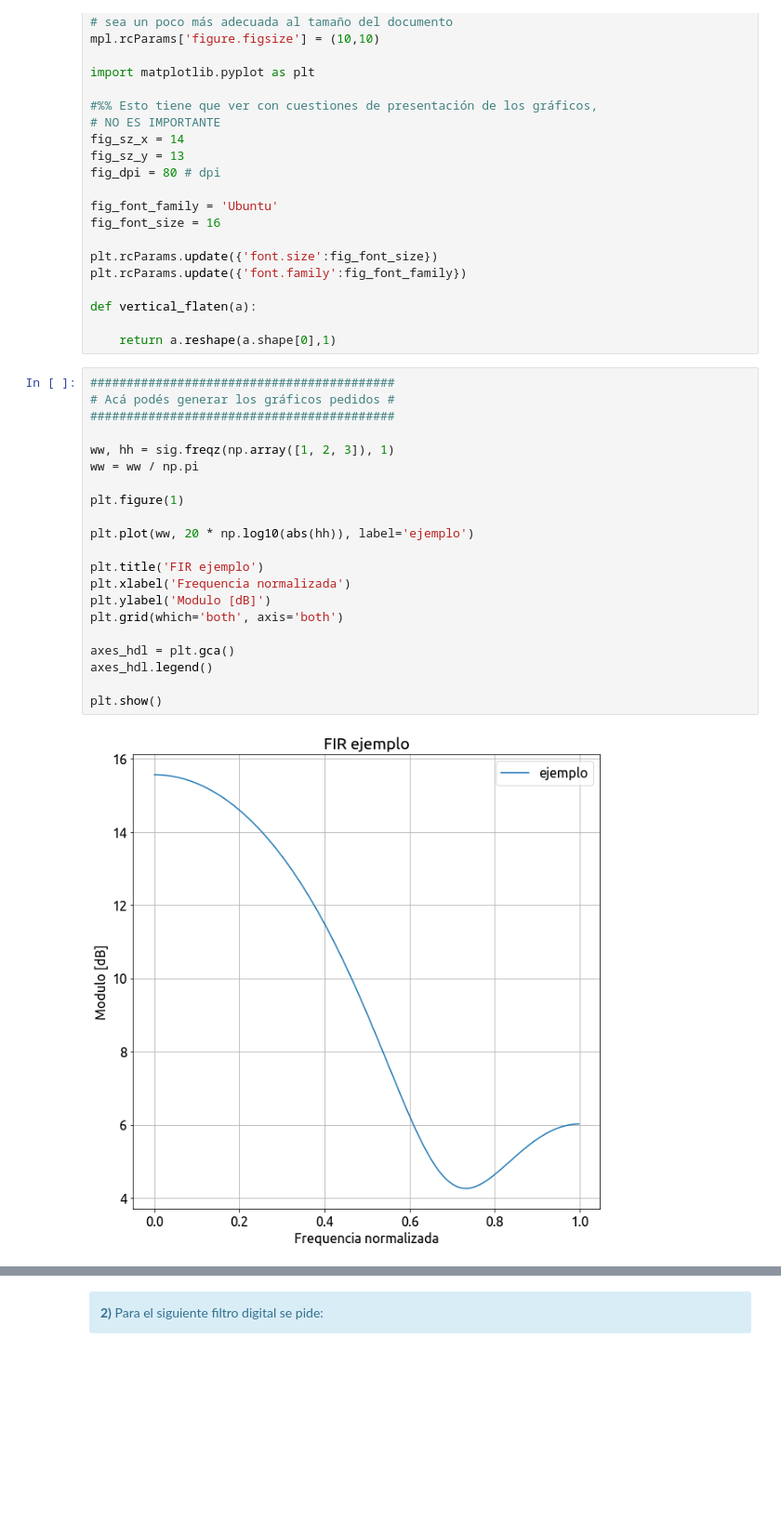
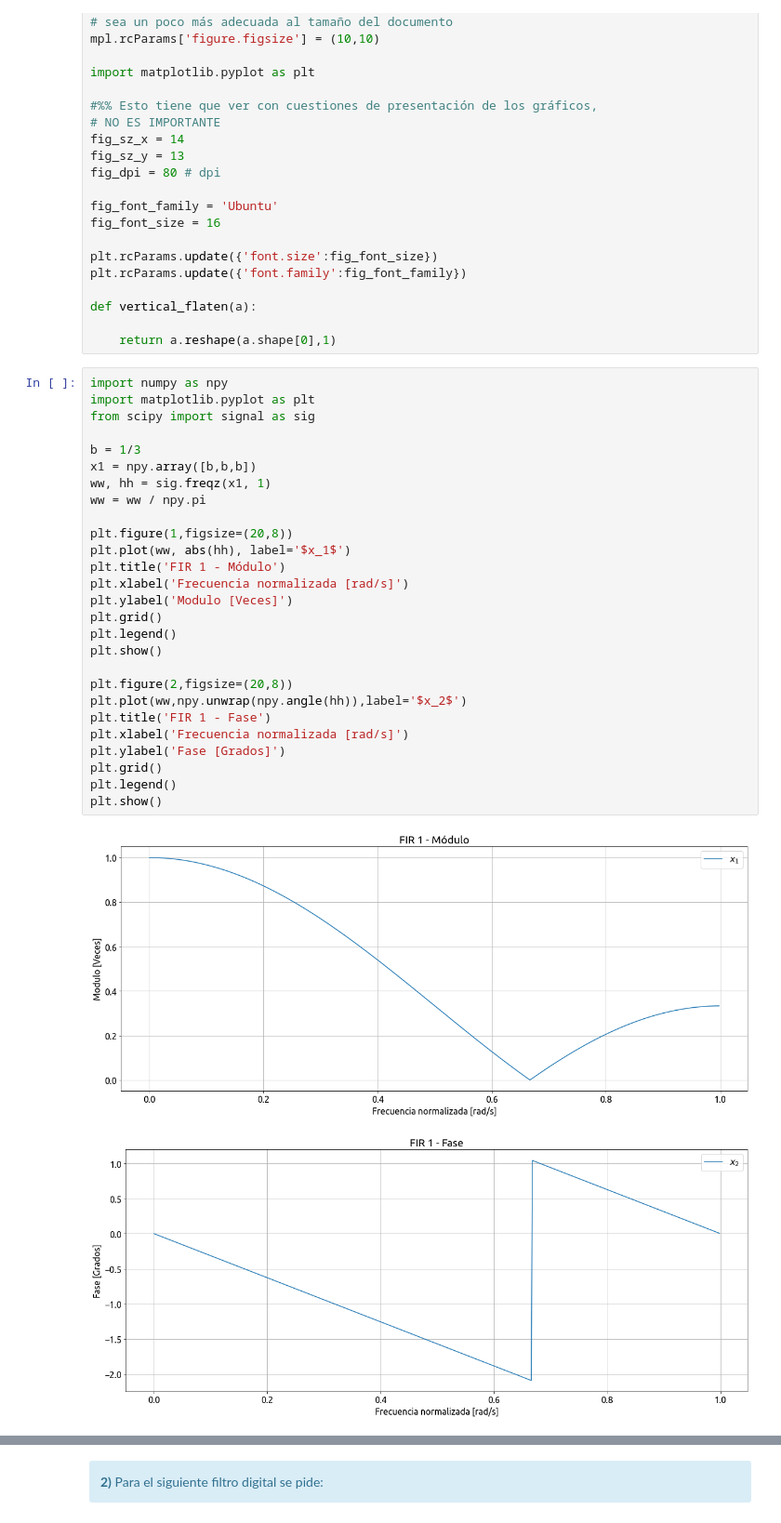
Before and after one commit to jbl95/pds-trabajosPracticos, a Jupyter notebook: TP4 - Filtrado.ipynb, the cells around one changed output, grey strips where cells are left out. Shown at 93% size. Drawn from its saved outputs; the diff is of its cells as text; blank space fills up the shorter version.

```diff
--- a/TP4 - Filtrado.ipynb
+++ b/TP4 - Filtrado.ipynb
@@ -57,26 +57,33 @@ plt.rcParams.update({'font.family':fig_font_family})
 def vertical_flaten(a):
 
     return a.reshape(a.shape[0],1)
-# %%
-##########################################
-# Acá podés generar los gráficos pedidos #
-##########################################
-
-ww, hh = sig.freqz(np.array([1, 2, 3]), 1)
-ww = ww / np.pi
-
-plt.figure(1)
-
-plt.plot(ww, 20 * np.log10(abs(hh)), label='ejemplo')
-
-plt.title('FIR ejemplo')
-plt.xlabel('Frequencia normalizada')
-plt.ylabel('Modulo [dB]')
-plt.grid(which='both', axis='both')
-
-axes_hdl = plt.gca()
-axes_hdl.legend()
-
-plt.show()
-# %% [output]
-[figure, removed]
+# %%
+import numpy as npy
+import matplotlib.pyplot as plt
+from scipy import signal as sig
+
+b = 1/3
+x1 = npy.array([b,b,b])
+ww, hh = sig.freqz(x1, 1)
+ww = ww / npy.pi
+
+plt.figure(1,figsize=(20,8))
+plt.plot(ww, abs(hh), label='$x_1$')
+plt.title('FIR 1 - Módulo')
+plt.xlabel('Frecuencia normalizada [rad/s]')
+plt.ylabel('Modulo [Veces]')
+plt.grid()
+plt.legend()
+plt.show()
+
+plt.figure(2,figsize=(20,8))
+plt.plot(ww,npy.unwrap(npy.angle(hh)),label='$x_2$')
+plt.title('FIR 1 - Fase')
+plt.xlabel('Frecuencia normalizada [rad/s]')
+plt.ylabel('Fase [Grados]')
+plt.grid()
+plt.legend()
+plt.show()
+# %% [output]
+[figure, added]
+[figure, added]
```
Also changed, not shown: parts of 3 cells of this notebook.
